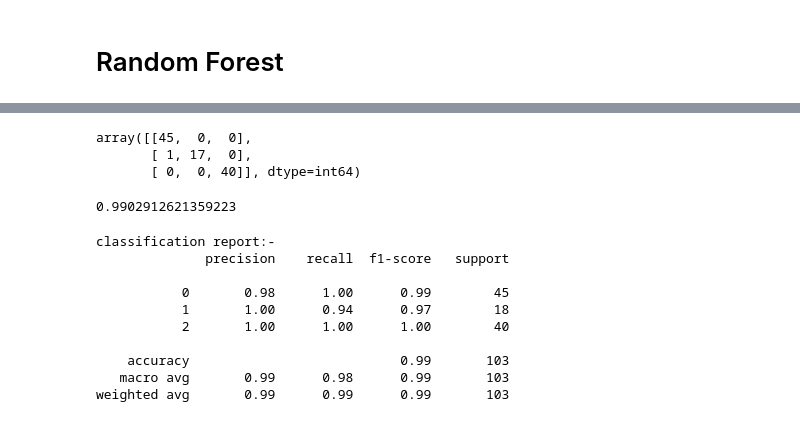
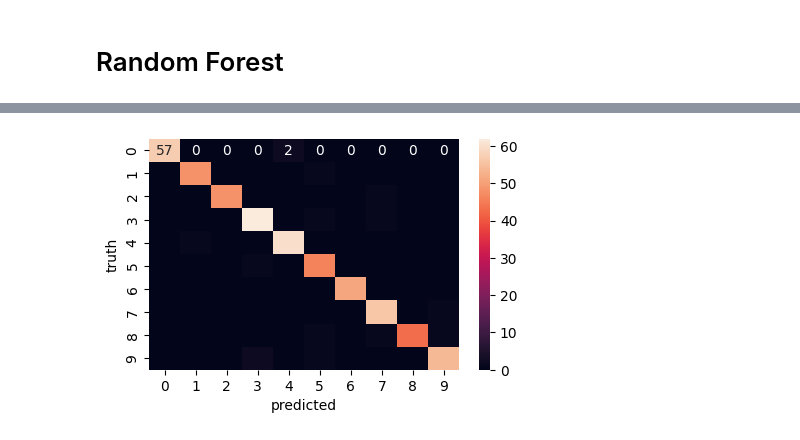
Before and after one commit to Aditya17Git/data-science, a Jupyter notebook: Random_Forest.ipynb, the cells around one changed output, grey strips where cells are left out. Drawn from its saved outputs; the diff is of its cells as text; code cells hidden in the pictures.

```diff
--- a/Random_Forest.ipynb
+++ b/Random_Forest.ipynb
@@ -112,8 +59,8 @@ Name: species, Length: 342, dtype: int8
+# %%
+y=pd.DataFrame(digits.target)
 # %%
 from sklearn.model_selection import train_test_split
 x_train,x_test,y_train,y_test=train_test_split(x,y,test_size=.30,random_state=1)
 # %%
 from sklearn.ensemble import RandomForestClassifier
-rfc=RandomForestClassifier()
-rfc=RandomForestClassifier(n_estimators=12,criterion='gini',random_state=0)
-rfc.fit(x_train,y_train)
+model=RandomForestClassifier(n_estimators=50,criterion='gini')
@@ -121,0 +67,2 @@ RandomForestClassifier(n_estimators=12, random_state=0)
+# %%
+model.fit(x_train,y_train)
@@ -122,3 +94,2 @@ RandomForestClassifier(n_estimators=12, random_state=0)
 # %%
-y_pred=rfc.predict(x_test)
-y_pred
+y_pred=model.predict(x_test)
@@ -134,25 +118,0 @@ from sklearn.metrics import classification_report,accuracy_score
-# %%
-cm=confusion_matrix(y_test,y_pred)
-cm
-# %% [output]
-array([[45,  0,  0],
-       [ 1, 17,  0],
-       [ 0,  0, 40]], dtype=int64)
-# %%
-accuracy_score(y_test,y_pred)
-# %% [output]
-0.9902912621359223
-# %%
-print("classification report:-")
-print(classification_report(y_test,y_pred))
-# %% [output]
-classification report:-
-              precision    recall  f1-score   support
-
-           0       0.98      1.00      0.99        45
-           1       1.00      0.94      0.97        18
-           2       1.00      1.00      1.00        40
-
-    accuracy                           0.99       103
-   macro avg       0.99      0.98      0.99       103
-weighted avg       0.99      0.99      0.99       103
@@ -158,0 +121,8 @@ weighted avg       0.99      0.99      0.99       103
+# %%
+plt.figure(figsize=(5,3))
+sns.heatmap(cm,annot=True)
+plt.xlabel('predicted')
+plt.ylabel('truth')
+plt.show()
+# %% [output]
+[figure, added]
```
Also changed, not shown: parts of 25 cells of this notebook.
